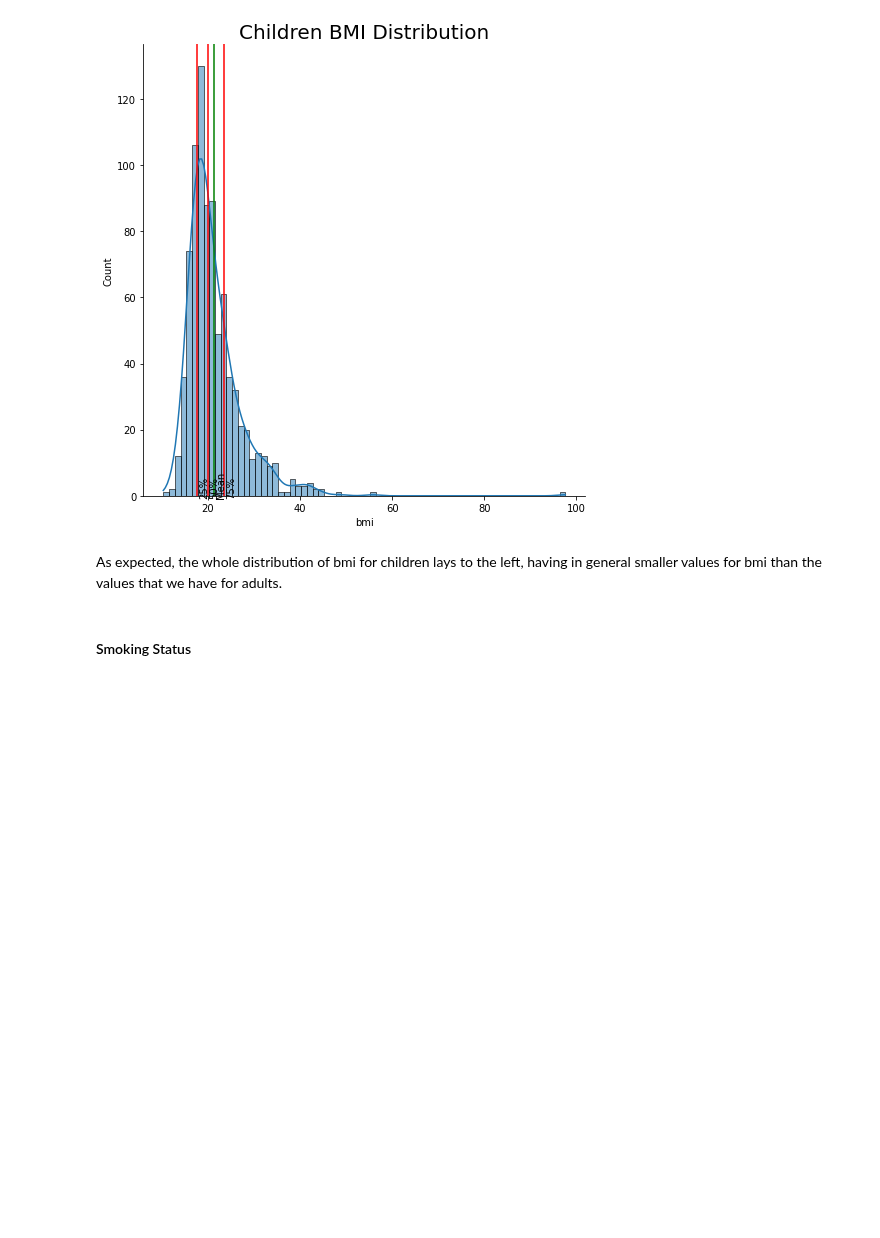
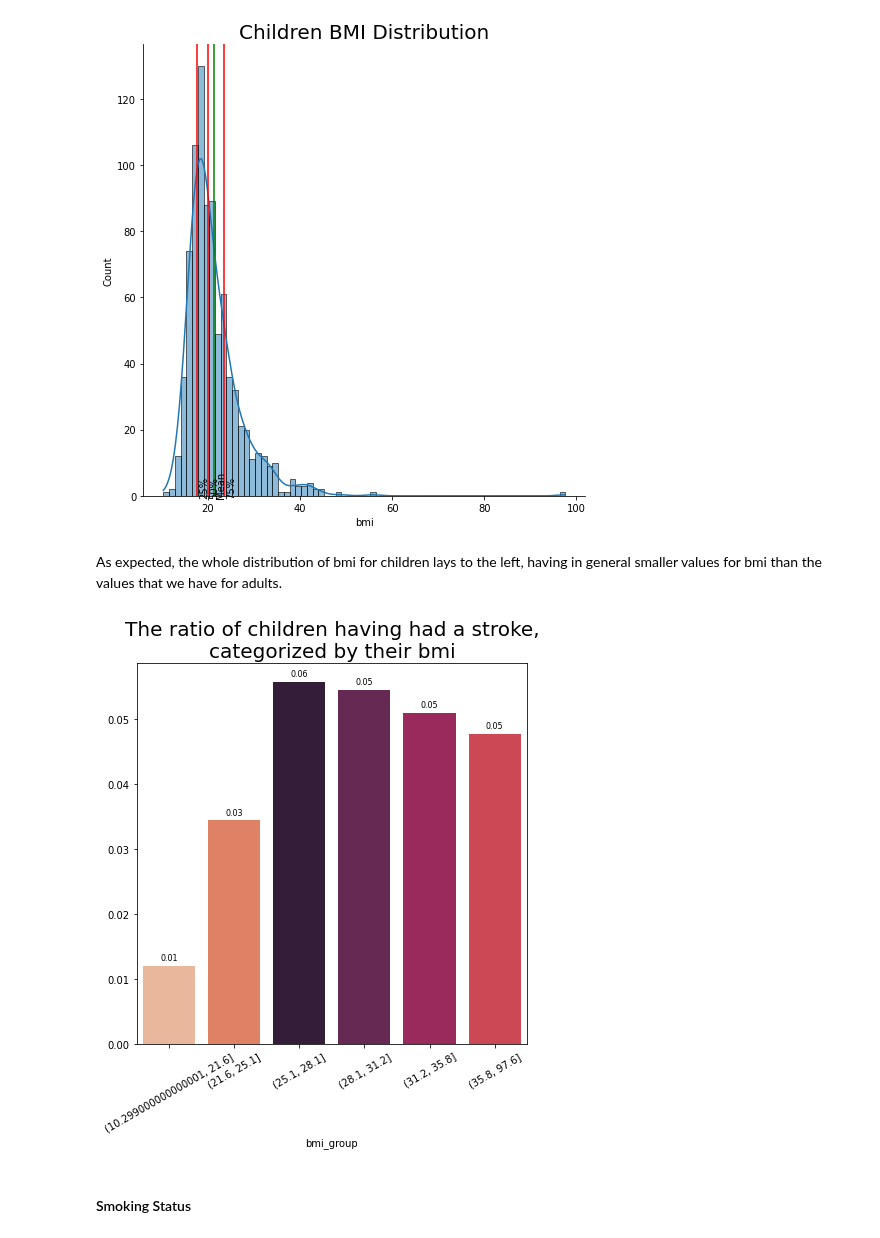
Before and after one commit to bori00/Stroke-Predictor, a Jupyter notebook: Stroke_Predictor.ipynb, the cells around one changed output. Drawn from its saved outputs; the diff is of its cells as text; code cells hidden in the pictures; blank space fills up the shorter version.

```diff
--- a/Stroke_Predictor.ipynb
+++ b/Stroke_Predictor.ipynb
@@ -479,6 +468,10 @@ plot_continuous_variable_distribution(children_only_df, children_only_df.bmi, "b
 [figure]
 # %% [markdown]
 As expected, the whole distribution of bmi for children lays to the left, having in general smaller values for bmi than the values that we have for adults.
+# %%
+plot_continuous_variable_stroke_ratio(children_only_df, "bmi", 6, "The ratio of children having had a stroke,\ncategorized by their bmi", 30)
+# %% [output]
+[figure, added]
 # %% [markdown]
 #### Smoking Status
 # %% [markdown]
```
Also changed, not shown: parts of 14 cells of this notebook.
